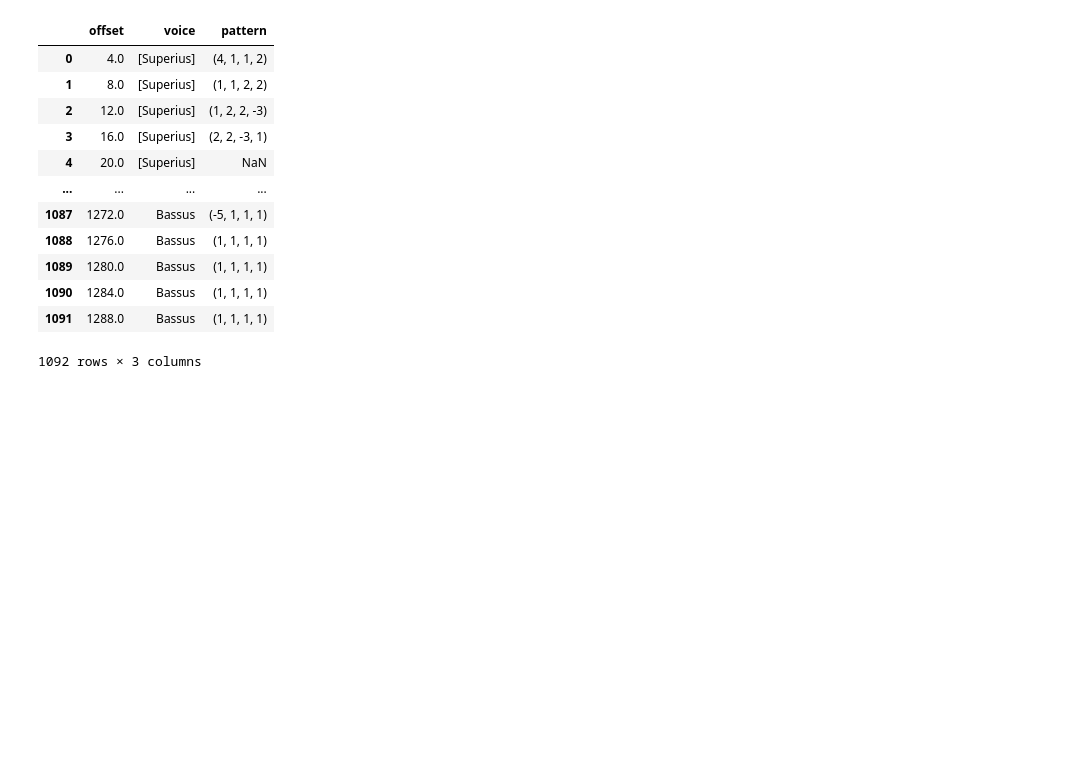
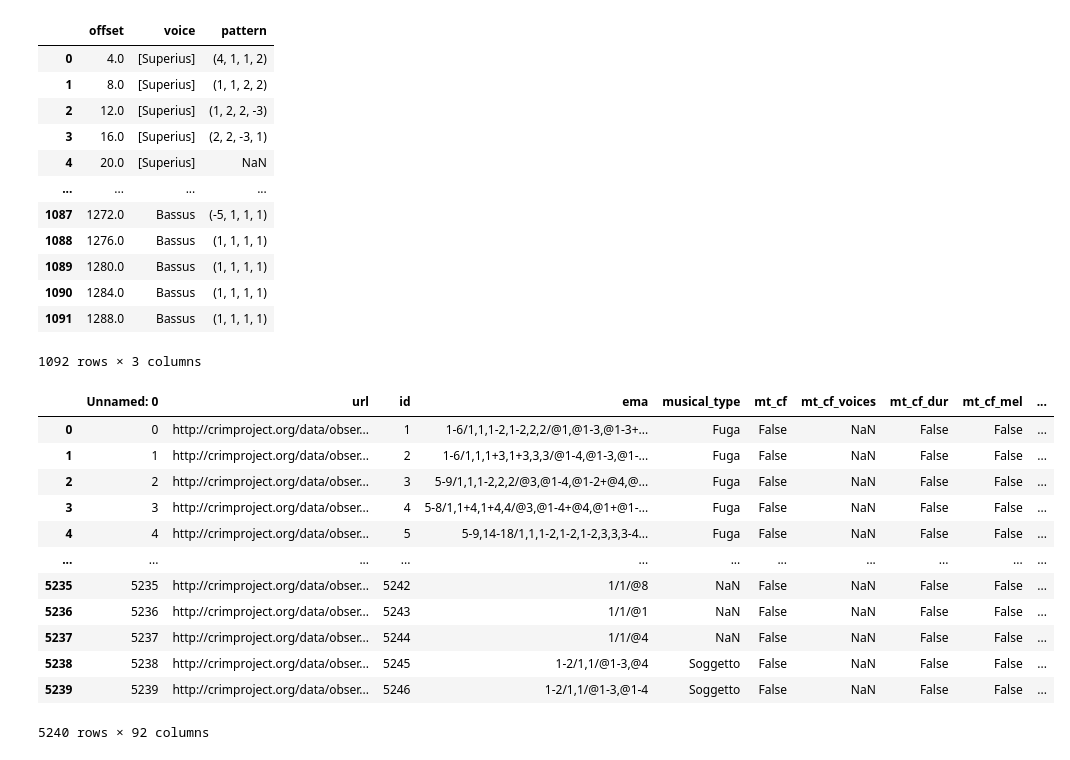
Before and after one commit to trangdang168/CRIM_Intervals_Notebooks, a Jupyter notebook: update_viz.ipynb, the cells around one changed output. Drawn from its saved outputs; the diff is of its cells as text; code cells hidden in the pictures; blank space fills up the shorter version.

```diff
--- a/update_viz.ipynb
+++ b/update_viz.ipynb
@@ -423,3 +329,19 @@ def add_ngram_to_graph(graph, name, ngrams):
 # add_ngram_to_graph(net, 'CRIM_Model_0011.mei', mel_ngrams11)
 # %%
 # net.show('../CRIM_Intervals_Notebooks/mygraph.html')
+# %%
+df_observations
+# %% [output]
+|  | Unnamed: 0 | url | id | ema | musical_type | mt_cf | mt_cf_voices | mt_cf_dur | mt_cf_mel | ... |
+| 0 | 0 | http://crimproject.org/data/obser... | 1 | 1-6/1,1,1-2,1-2,2,2/@1,@1-3,@1-3+... | Fuga | False | NaN | False | False | ... |
+| 1 | 1 | http://crimproject.org/data/obser... | 2 | 1-6/1,1,1+3,1+3,3,3/@1-4,@1-3,@1-... | Fuga | False | NaN | False | False | ... |
+| 2 | 2 | http://crimproject.org/data/obser... | 3 | 5-9/1,1,1-2,2,2/@3,@1-4,@1-2+@4,@... | Fuga | False | NaN | False | False | ... |
+| 3 | 3 | http://crimproject.org/data/obser... | 4 | 5-8/1,1+4,1+4,4/@3,@1-4+@4,@1+@1-... | Fuga | False | NaN | False | False | ... |
+| 4 | 4 | http://crimproject.org/data/obser... | 5 | 5-9,14-18/1,1,1-2,1-2,1-2,3,3,3-4... | Fuga | False | NaN | False | False | ... |
+| ... | ... | ... | ... | ... | ... | ... | ... | ... | ... | ... |
+| 5235 | 5235 | http://crimproject.org/data/obser... | 5242 | 1/1/@8 | NaN | False | NaN | False | False | ... |
+| 5236 | 5236 | http://crimproject.org/data/obser... | 5243 | 1/1/@1 | NaN | False | NaN | False | False | ... |
+| 5237 | 5237 | http://crimproject.org/data/obser... | 5244 | 1/1/@4 | NaN | False | NaN | False | False | ... |
+| 5238 | 5238 | http://crimproject.org/data/obser... | 5245 | 1-2/1,1/@1-3,@4 | Soggetto | False | NaN | False | False | ... |
+| 5239 | 5239 | http://crimproject.org/data/obser... | 5246 | 1-2/1,1/@1-3,@1-4 | Soggetto | False | NaN | False | False | ... |
+5240 rows × 92 columns
```
Also changed, not shown: parts of 21 cells of this notebook, 3 other files.
